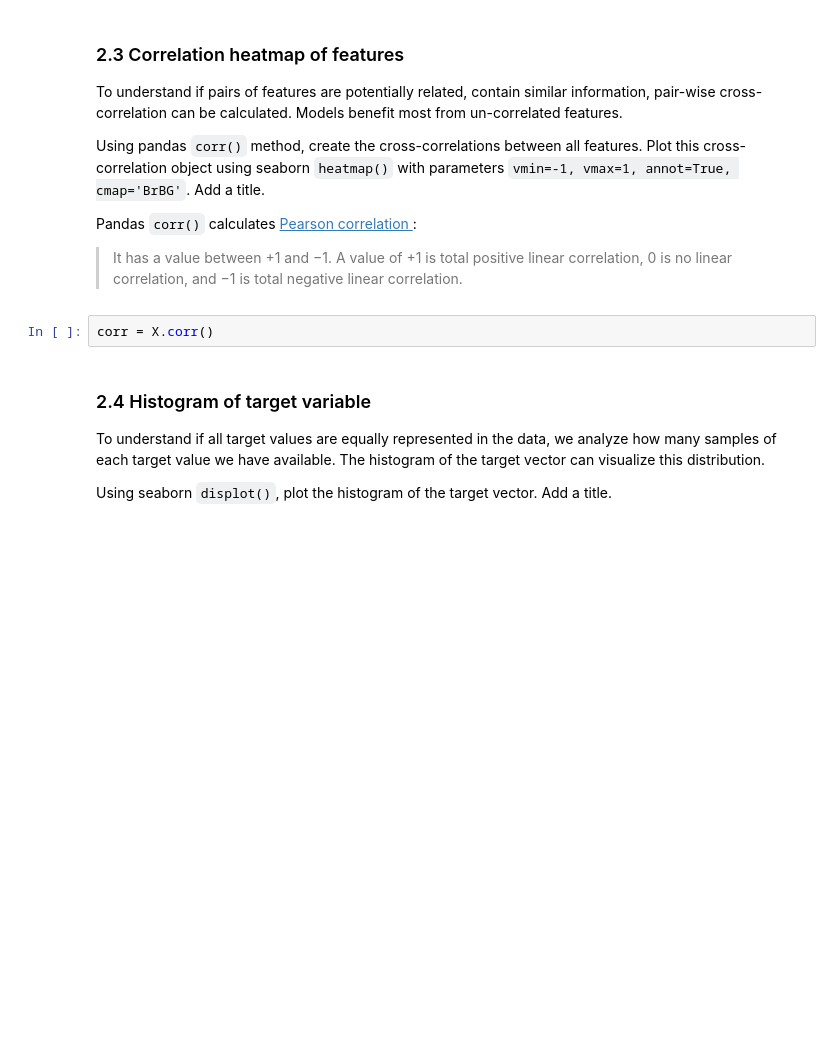
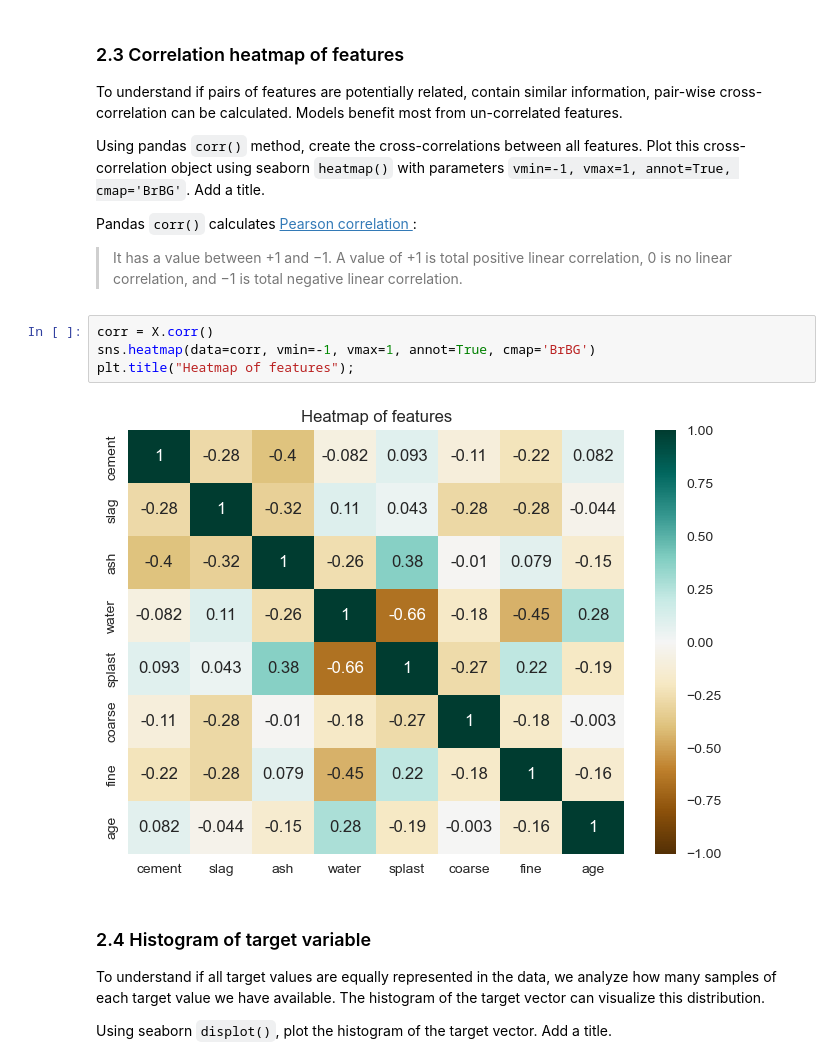
Before and after one commit to jcharlpretorius/ensf611_lab2, a Jupyter notebook: lab2.ipynb, the cells around one changed output. Drawn from its saved outputs; the diff is of its cells as text; blank space fills up the shorter version.

```diff
--- a/lab2.ipynb
+++ b/lab2.ipynb
@@ -125,8 +124,12 @@ Using pandas `corr()` method, create the cross-correlations between all features
 
 Pandas `corr()` calculates [Pearson correlation ](https://en.wikipedia.org/wiki/Pearson_correlation_coefficient) :
 >  It has a value between +1 and −1. A value of +1 is total positive linear correlation, 0 is no linear correlation, and −1 is total negative linear correlation.
-# %%
-corr = X.corr()
+# %%
+corr = X.corr()
+sns.heatmap(data=corr, vmin=-1, vmax=1, annot=True, cmap='BrBG')
+plt.title("Heatmap of features");
+# %% [output]
+[figure, added]
 # %% [markdown]
 ### 2.4 Histogram of target variable
 
```
Also changed, not shown: parts of 8 cells of this notebook.
